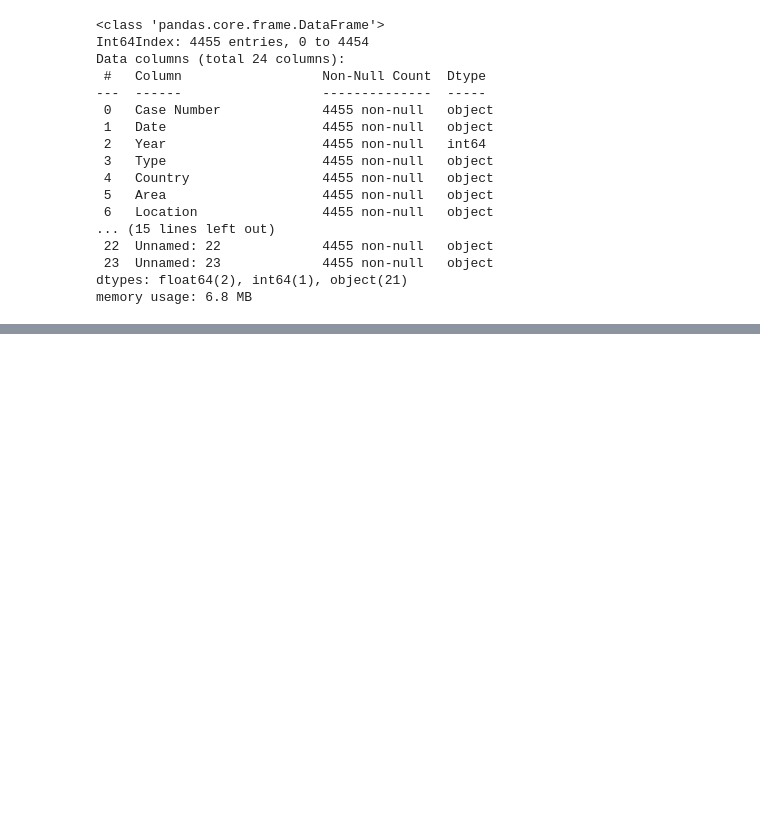
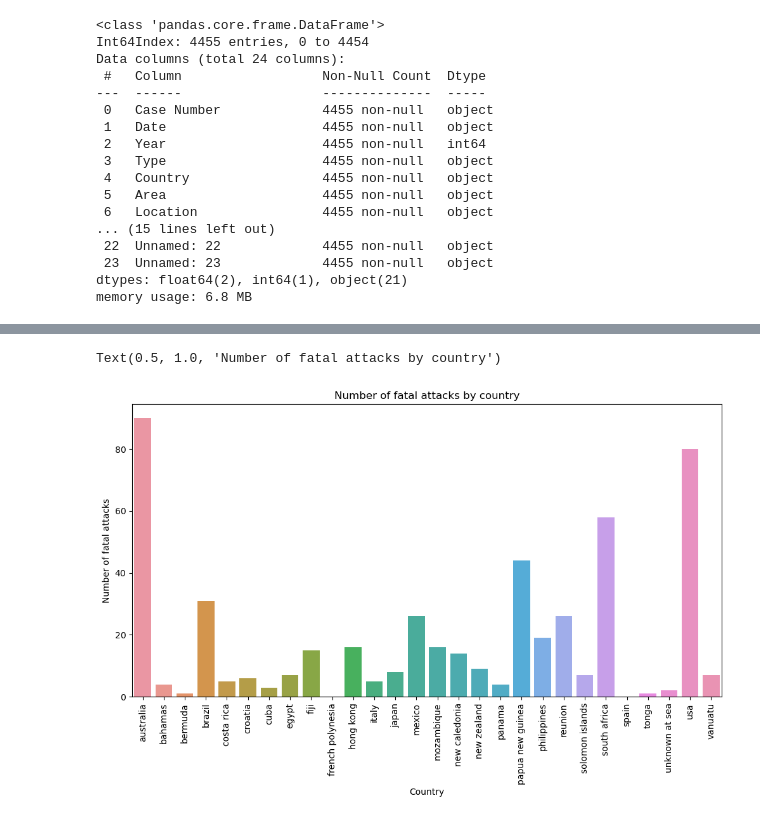
Before and after one commit to nicovilla23/Sharks_data_cleansing, a Jupyter notebook: My_code/Sharks_data_cleaning.ipynb, the cells around one changed output, grey strips where cells are left out. Drawn from its saved outputs; the diff is of its cells as text; code cells hidden in the pictures; blank space fills up the shorter version.

```diff
--- a/My_code/Sharks_data_cleaning.ipynb
+++ b/My_code/Sharks_data_cleaning.ipynb
@@ -326,3 +339,14 @@ memory usage: 7.2 MB
+# %%
+fatal_country = lop.groupby('Country').agg({'Fatal': 'sum'}).loc[lop.groupby('Country').size() > 10]
+plt.figure(figsize=(12, 6))
+plt.xticks(rotation = 90)
+sns.barplot(x=fatal_country.index, y=fatal_country['Fatal'])
+plt.xlabel('Country')
+plt.ylabel('Number of fatal attacks')
+plt.title('Number of fatal attacks by country')
+# %% [output]
+Text(0.5, 1.0, 'Number of fatal attacks by country')
+[figure, added]
 # %%
 lop.Country.unique()
 africa = ['morocco', 'libya', 'comoros', 'reunion', 'madagascar', 'sierra Leone', 'liberia', 'senegal', 'angola', 'namibia', 'gabon', 'mayotte']
```
Also changed, not shown: parts of 13 cells of this notebook.
